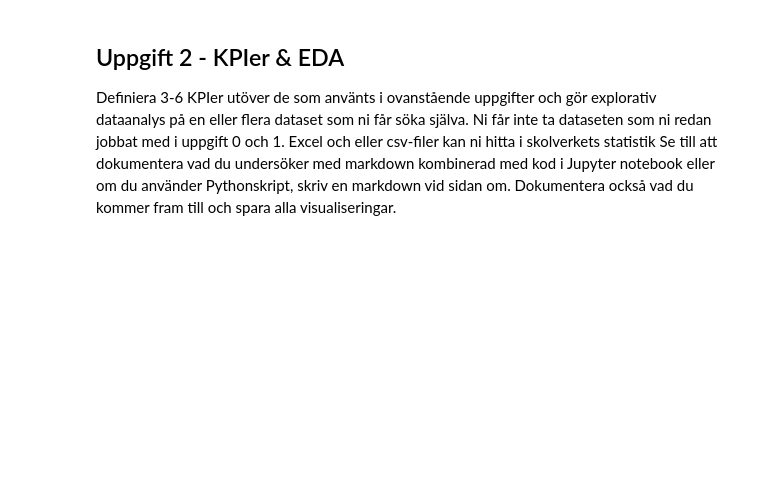
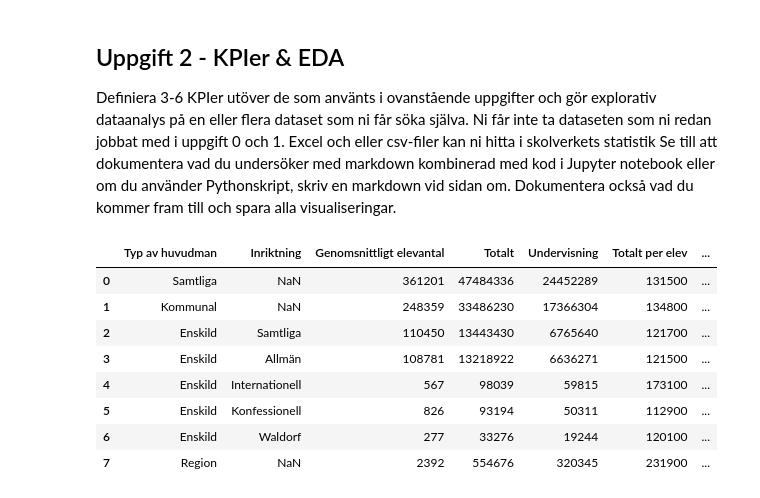
Before and after one commit to Joelholmb/Joel-Holmberg-OPA23, a Jupyter notebook: Labbar/Labb2.ipynb, the cells around one changed output. Saved outputs shown, nothing was run; the diff lists cells and outputs as text; code cells hidden in the pictures; blank space fills up the shorter version.

Commit message:
cleaning to show relevant data

```diff
--- a/Labbar/Labb2.ipynb
+++ b/Labbar/Labb2.ipynb
@@ -238,3 +237,19 @@ kan ni hitta i skolverkets statistik
 Se till att dokumentera vad du undersöker med markdown kombinerad med kod i Jupyter notebook eller om du
 använder Pythonskript, skriv en markdown vid sidan om. Dokumentera också vad du kommer fram till och spara alla
 visualiseringar.
+# %%
+import pandas as pd
+
+School_costs = pd.read_excel("../data/Gymnasieskola - Kostnader 2022 Riket.xlsx", skiprows=6,nrows=10)
+
+School_costs
+# %% [output]
+|  | Typ av huvudman | Inriktning | Genomsnittligt elevantal | Totalt | Undervisning | Totalt per elev | ... |
+| 0 | Samtliga | NaN | 361201 | 47484336 | 24452289 | 131500 | ... |
+| 1 | Kommunal | NaN | 248359 | 33486230 | 17366304 | 134800 | ... |
+| 2 | Enskild | Samtliga | 110450 | 13443430 | 6765640 | 121700 | ... |
+| 3 | Enskild | Allmän | 108781 | 13218922 | 6636271 | 121500 | ... |
+| 4 | Enskild | Internationell | 567 | 98039 | 59815 | 173100 | ... |
+| 5 | Enskild | Konfessionell | 826 | 93194 | 50311 | 112900 | ... |
+| 6 | Enskild | Waldorf | 277 | 33276 | 19244 | 120100 | ... |
+| 7 | Region | NaN | 2392 | 554676 | 320345 | 231900 | ... |
```
Also changed, not shown: parts of 1 cell of this notebook.
